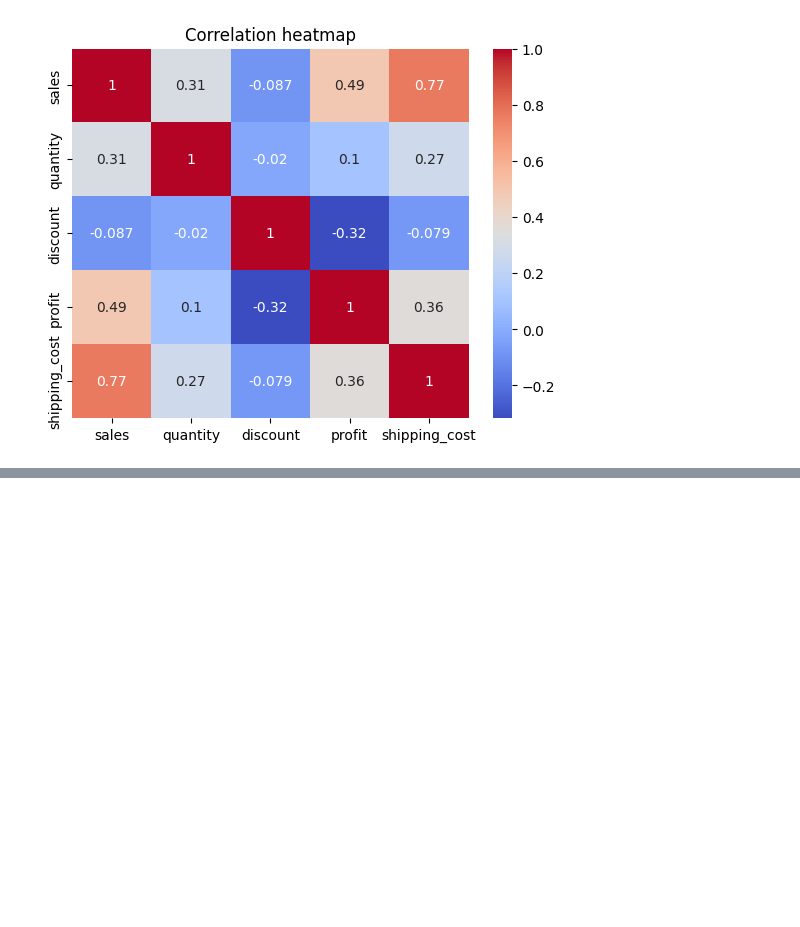
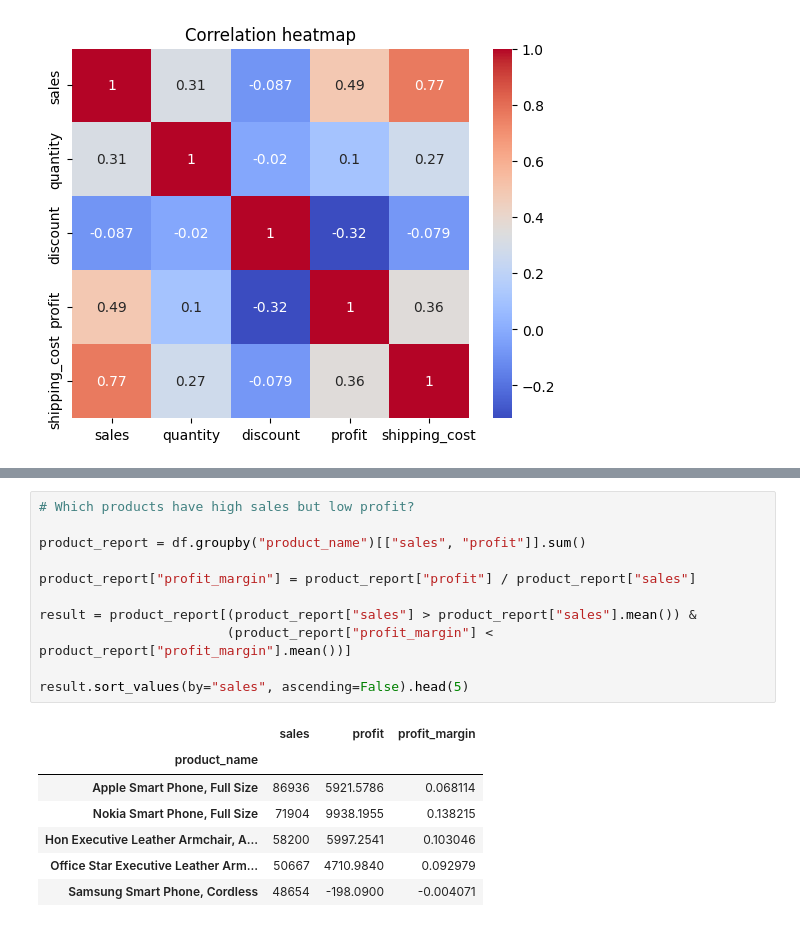
Before and after one commit to Prashantkumartalan43/EDA, a Jupyter notebook: superstore_sales_eda.ipynb, the cells around one changed output, grey strips where cells are left out. Saved outputs shown, nothing was run; the diff lists cells and outputs as text; blank space fills up the shorter version.

```diff
--- a/superstore_sales_eda.ipynb
+++ b/superstore_sales_eda.ipynb
@@ -259,0 +300,19 @@ plt.show()
+# %%
+# Which products have high sales but low profit?
+
+product_report = df.groupby("product_name")[["sales", "profit"]].sum()
+
+product_report["profit_margin"] = product_report["profit"] / product_report["sales"]
+
+result = product_report[(product_report["sales"] > product_report["sales"].mean()) &
+                        (product_report["profit_margin"] < product_report["profit_margin"].mean())]
+
+result.sort_values(by="sales", ascending=False).head(5)
+# %% [output]
+|  | sales | profit | profit_margin |
+| product_name |  |  |  |
+| Apple Smart Phone, Full Size | 86936 | 5921.5786 | 0.068114 |
+| Nokia Smart Phone, Full Size | 71904 | 9938.1955 | 0.138215 |
+| Hon Executive Leather Armchair, A... | 58200 | 5997.2541 | 0.103046 |
+| Office Star Executive Leather Arm... | 50667 | 4710.9840 | 0.092979 |
+| Samsung Smart Phone, Cordless | 48654 | -198.0900 | -0.004071 |
```
Also changed, not shown: parts of 8 cells of this notebook.
